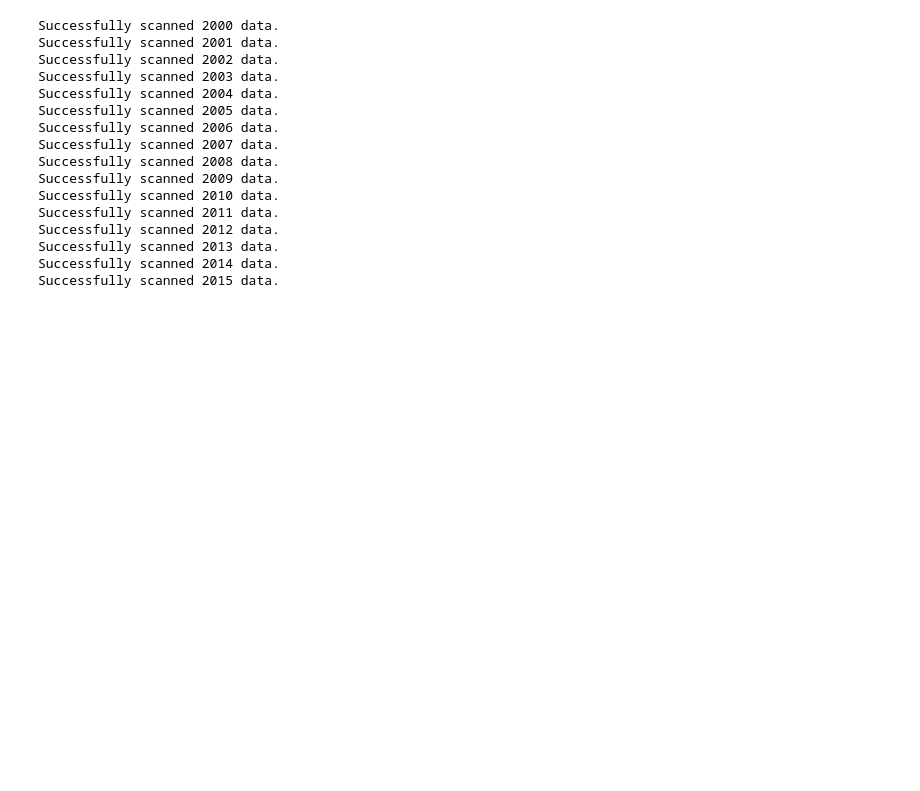
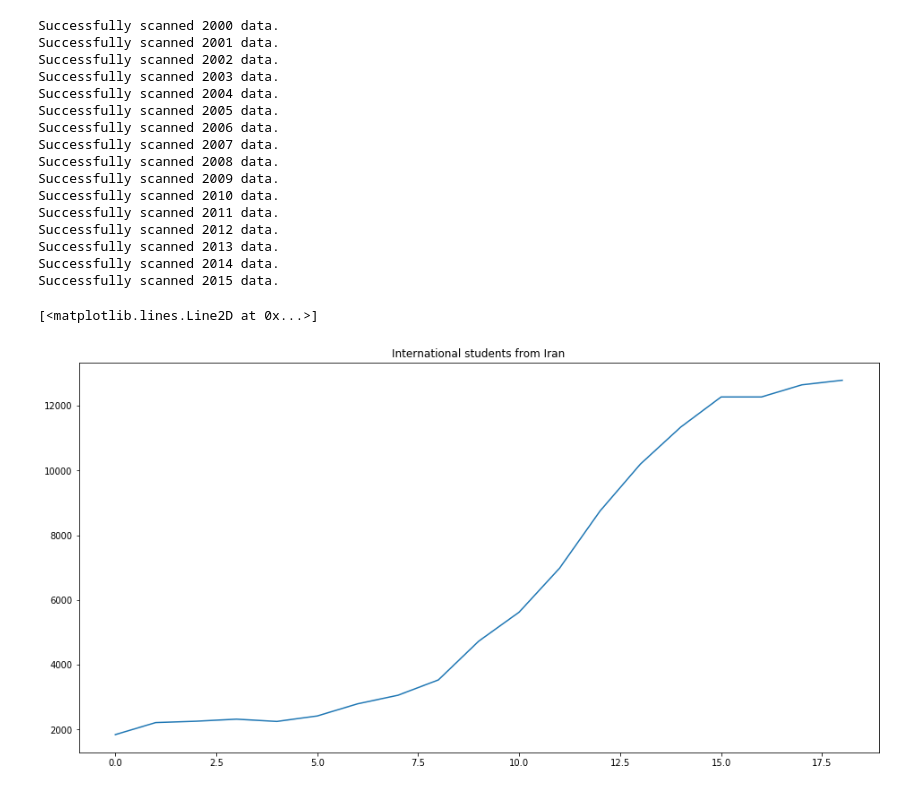
Before and after one commit to graphicsdesk/international-students, a Jupyter notebook: notebooks/international-students.ipynb, the cells around one changed output. Cells and saved outputs as stored; diff of their text form; code cells hidden in the pictures; blank space fills up the shorter version.

```diff
--- a/notebooks/international-students.ipynb
+++ b/notebooks/international-students.ipynb
@@ -24,12 +24,13 @@ def getPlacesOfOrigin(year):
     df = df.set_index('Place of Origin')
     return df
 # %%
-data = {}
-for year in range(2000, 2016):
+data = []
+years = np.arange(2000, 2016)
+for year in years:
     # Every table has the previous year's data, so we only
     # store this data if it is the first table
     df = getPlacesOfOrigin(year if year > 2000 else year + 1)
-    data[year] = df[[f'{year}/{str(year+1)[-2:]}']]
+    data.append(df[[f'{year}/{str(year+1)[-2:]}']])
     print(f'Successfully scanned {year} data.')
 # %% [output]
 Successfully scanned 2000 data.
@@ -48,3 +49,11 @@ Successfully scanned 2012 data.
 Successfully scanned 2013 data.
 Successfully scanned 2014 data.
 Successfully scanned 2015 data.
+# %%
+plt.figure(figsize=(16, 8))
+plt.title('International students from Iran')
+
+plt.plot([int(df.loc['Iran'].iloc[0]) for df in data] + [12269, 12643, 12783])
+# %% [output]
+[<matplotlib.lines.Line2D at 0x...>]
+[figure, added]
```
Also changed, not shown: parts of 1 cell of this notebook, 1 other file.
